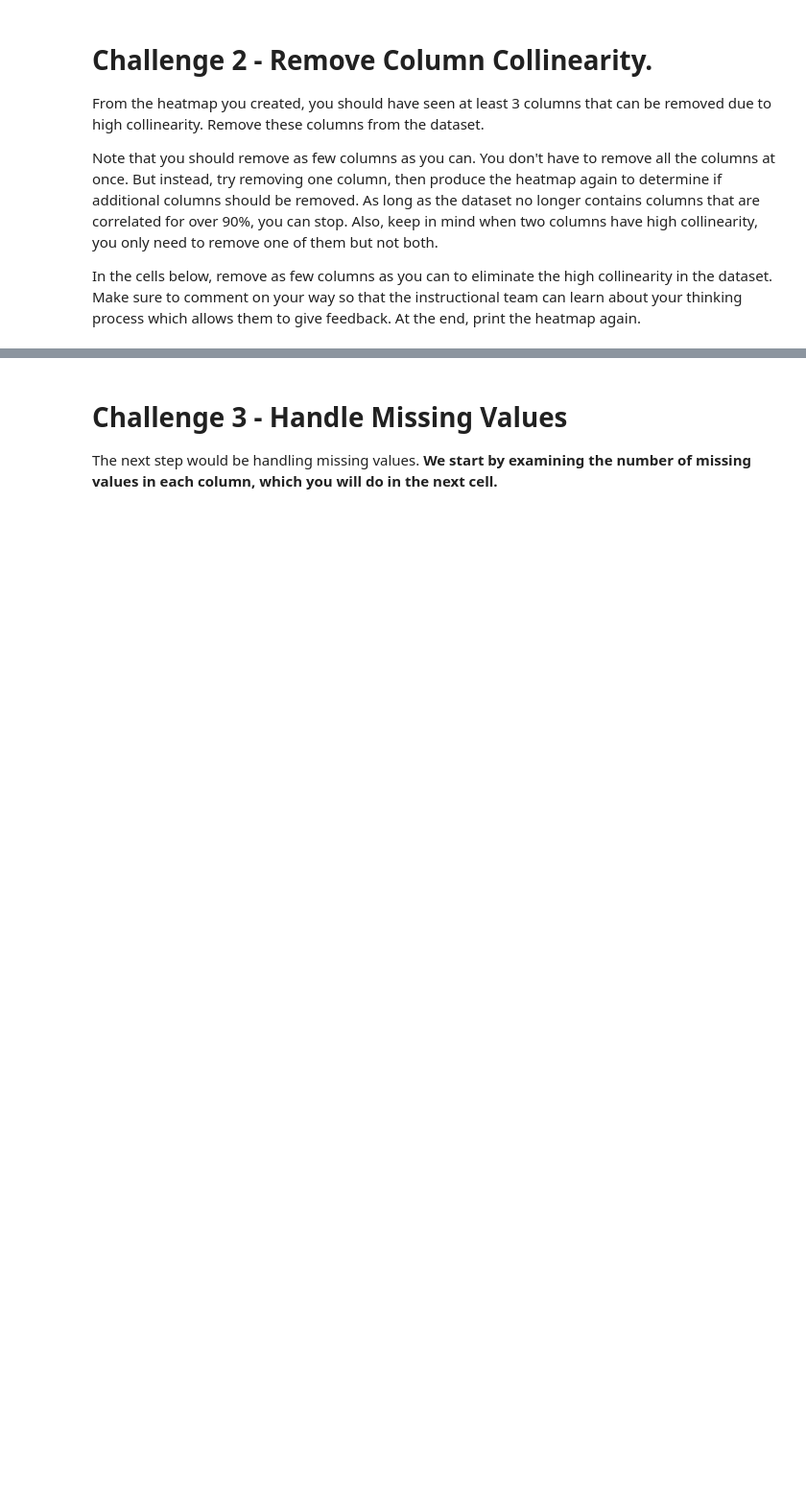
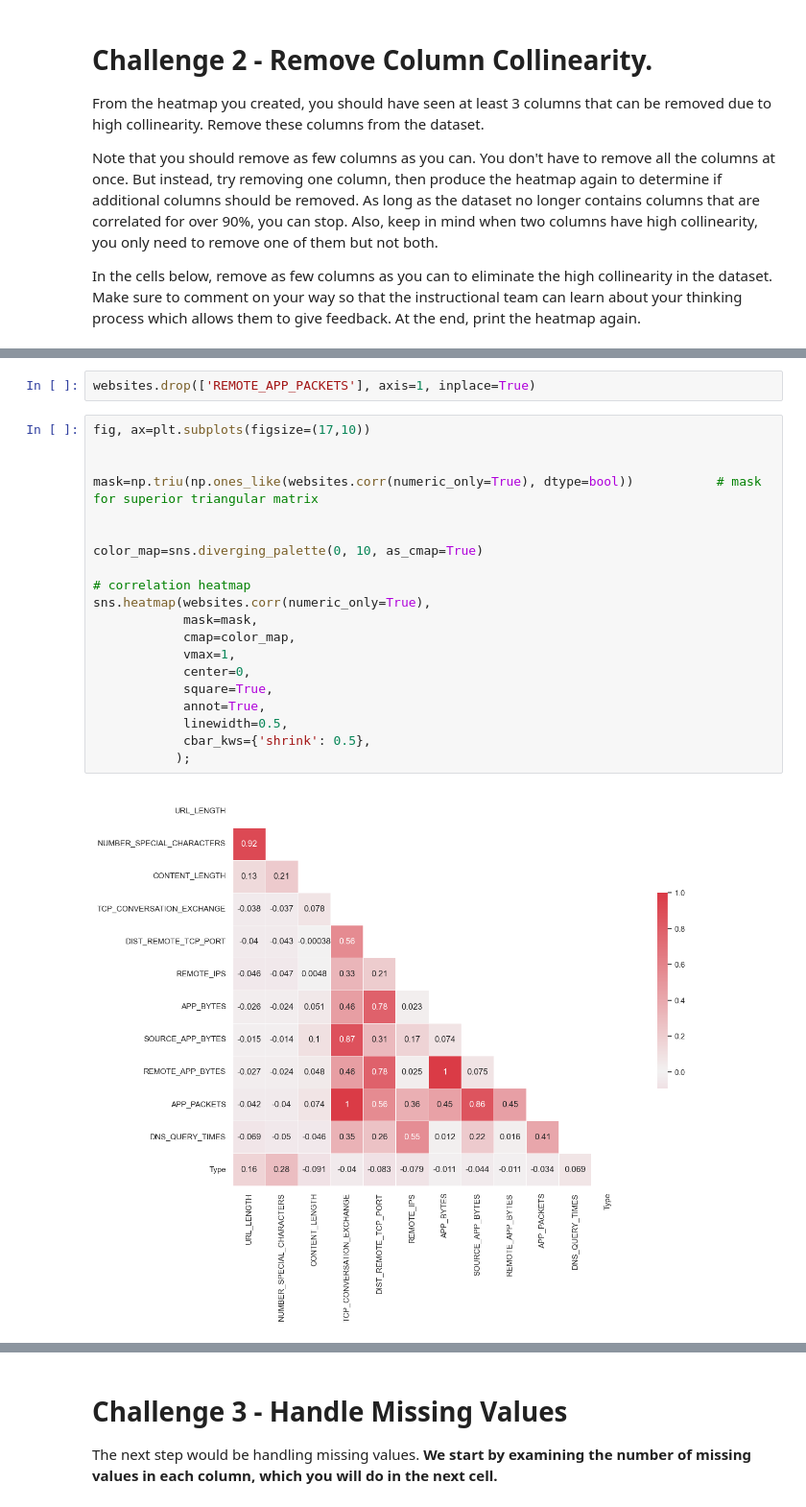
Before and after one commit to Ironhack-Data-Madrid-Octubre-2023/7.1-lab_supervised_learning, a Jupyter notebook: your-code/main.ipynb, the cells around one changed output, grey strips where cells are left out. Shown: that part at 96% size. Drawn from its saved outputs; the diff is of its cells as text; blank space fills up the shorter version.

```diff
--- a/your-code/main.ipynb
+++ b/your-code/main.ipynb
@@ -99,0 +371,24 @@ In the cells below, remove as few columns as you can to eliminate the high colli
+# %%
+websites.drop(['REMOTE_APP_PACKETS'], axis=1, inplace=True)
+# %%
+fig, ax=plt.subplots(figsize=(17,10))
+
+
+mask=np.triu(np.ones_like(websites.corr(numeric_only=True), dtype=bool))           # mask for superior triangular matrix
+
+
+color_map=sns.diverging_palette(0, 10, as_cmap=True)
+
+# correlation heatmap
+sns.heatmap(websites.corr(numeric_only=True),
+            mask=mask,
+            cmap=color_map,
+            vmax=1,
+            center=0,
+            square=True,
+            annot=True,
+            linewidth=0.5,
+            cbar_kws={'shrink': 0.5},
+           );
+# %% [output]
+[figure, added]
```
Also changed, not shown: parts of 47 cells of this notebook.
